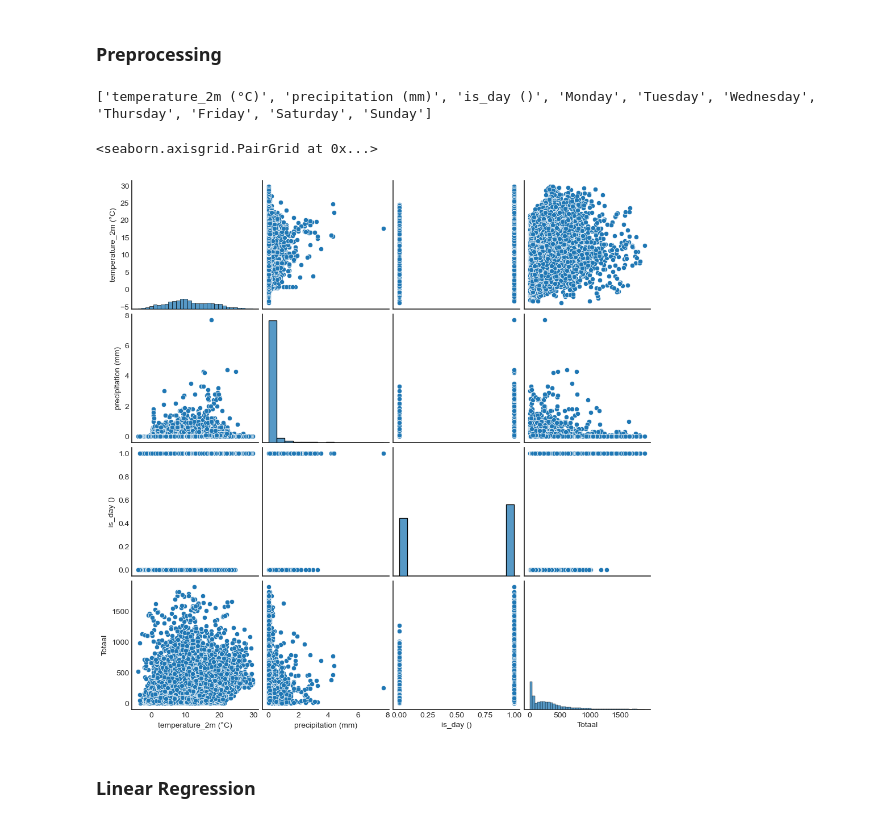
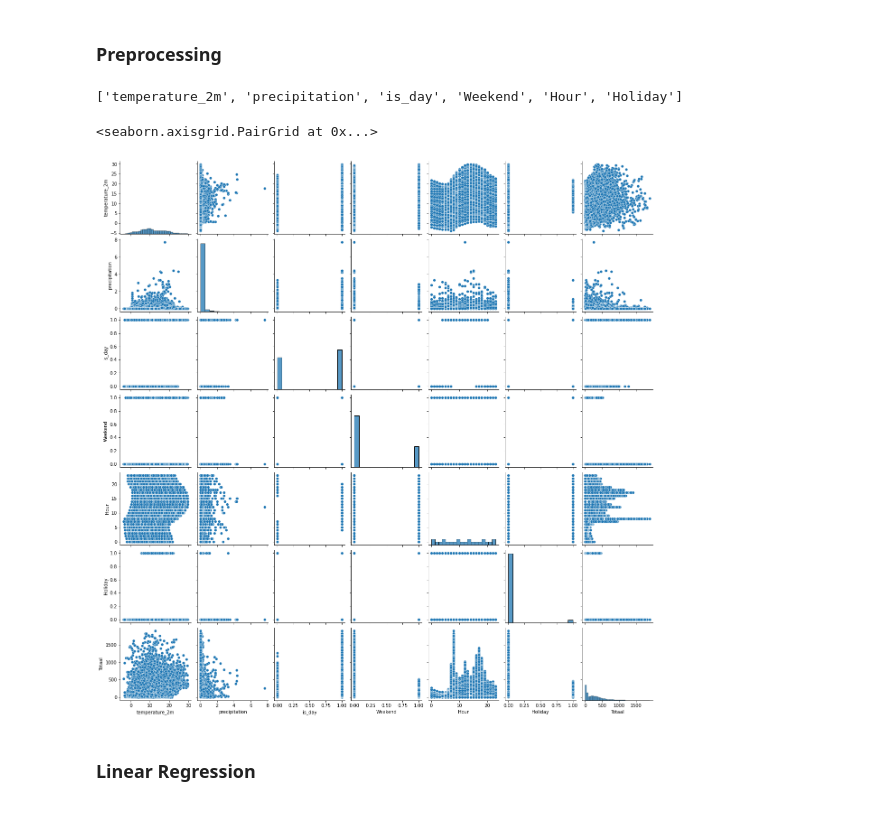
Before and after one commit to Lucmeister55/MLLS_Project1, a Jupyter notebook: project-1-starter-notebook.ipynb, the cells around one changed output. Cells and saved outputs as stored; diff of their text form; code cells hidden in the pictures.

```diff
--- a/project-1-starter-notebook.ipynb
+++ b/project-1-starter-notebook.ipynb
@@ -32,6 +32,6 @@ test_data.head()
 | 4 | 4 | 2023-07-01T04 |
 # %%
 # read in data
-weather_data = pd.read_csv("input/bicycle-counter-prediction/open-meteo-51.10N3.70E13m.csv", skiprows=2)
-weather_data.head()
+weather_rawdata = pd.read_csv("input/bicycle-counter-prediction/open-meteo-51.10N3.70E13m.csv", skiprows=2)
+weather_rawdata.head()
 # %% [output]
@@ -47,11 +47,20 @@ Note that you are encouraged to create and download your own weather data with m
 The following code converts this data:
 # %%
 import datetime
+import holidays
 
+weather_data = weather_rawdata.copy()
 weather_data["Date_hour"] = weather_data["time"].str.split(':', expand = True)[0]
 weather_data = weather_data.drop("time", axis = 1)
-#weather_data['Date_hour'] = pd.to_datetime(weather_data['Date_hour'])
-weather_data['Weekday'] = pd.to_datetime(weather_data['Date_hour']).dt.strftime('%A')
+date_time = pd.to_datetime(weather_data['Date_hour'])
+weather_data['Weekday'] = date_time.dt.strftime('%A')
+weather_data['Hour'] = date_time.dt.hour
+weather_data['Working_hours'] = ((date_time.dt.hour >= 8) & (date_time.dt.hour <= 17)).astype(int)
+weather_data['Weekend'] = weather_data['Weekday'].isin(["Saturday", "Sunday"])
+belgian_holidays = holidays.Belgium(years=2023)
+weather_data['Holiday'] = date_time.dt.date.isin(belgian_holidays)
+
+weather_data.columns = weather_data.columns.str.split(' ').str[0]
 
 weather_data.head()
 # %% [output]
@@ -144,15 +151,16 @@ gtest_data.head()
 ### Preprocessing
 # %%
 import seaborn as sns
+
 weekdays = ["Monday", "Tuesday", "Wednesday", "Thursday", "Friday", "Saturday", "Sunday"]
-plot_features = ['temperature_2m (°C)', 'precipitation (mm)', 'is_day ()']
-features = plot_features + weekdays
+plot_features = ['temperature_2m', 'precipitation', 'is_day', 'Weekend', 'Hour', 'Holiday']
+features = plot_features
 print(features)
 sns.pairplot(gold_data.loc[:,plot_features + ['Totaal']])
 # %% [output]
-['temperature_2m (°C)', 'precipitation (mm)', 'is_day ()', 'Monday', 'Tuesday', 'Wednesday', 'Thursday', 'Friday', 'Saturday', 'Sunday']
+['temperature_2m', 'precipitation', 'is_day', 'Weekend', 'Hour', 'Holiday']
 <seaborn.axisgrid.PairGrid at 0x...>
-[figure, old version]
+[figure, new version]
 # %%
 # Function to compute MSE
 def compute_MSE(y_true, y_predicted):
```
Also changed, not shown: parts of 18 cells of this notebook, 6 other files.
